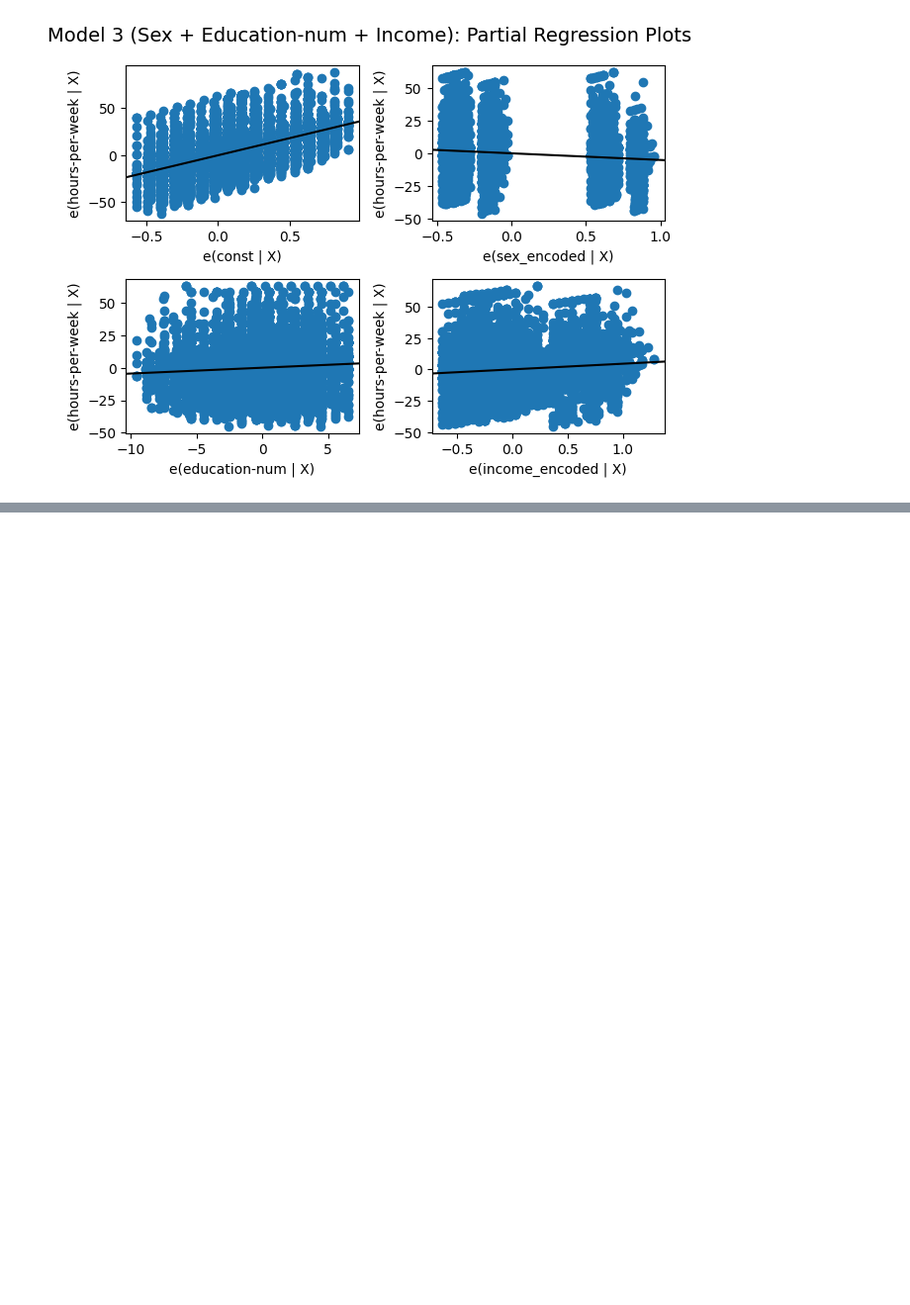
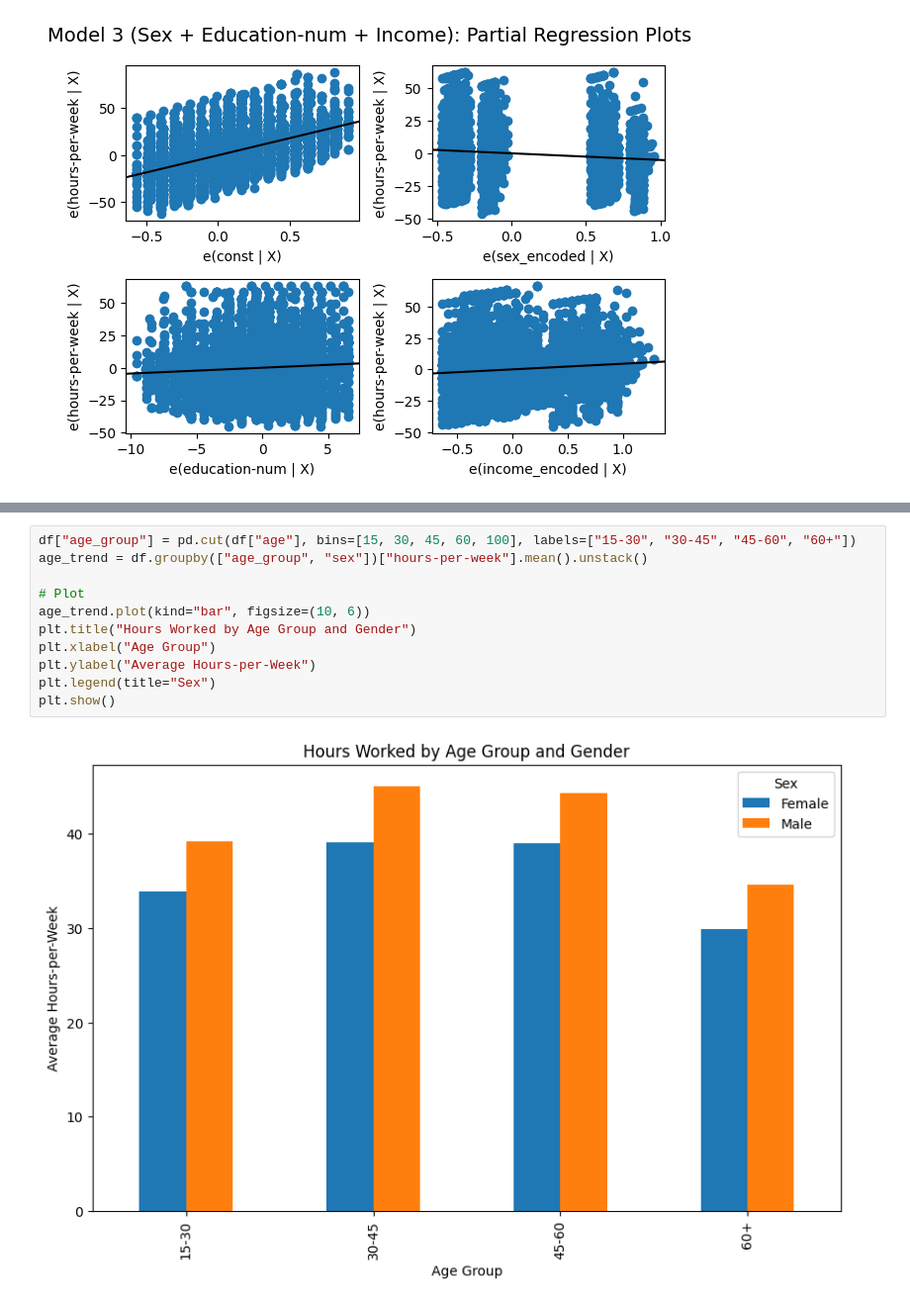
Before and after one commit to omar-bay/AAI614_Baayoun, a Jupyter notebook: week 4/project 1/Project_1-census_income.ipynb, the cells around one changed output, grey strips where cells are left out. Shown at 99% size. Cells and saved outputs as stored; diff of their text form; blank space fills up the shorter version.

```diff
--- a/week 4/project 1/Project_1-census_income.ipynb
+++ b/week 4/project 1/Project_1-census_income.ipynb
@@ -759,0 +803,13 @@ partial_regression_plots(X3, y, "Model 3 (Sex + Education-num + Income)")
+# %%
+df["age_group"] = pd.cut(df["age"], bins=[15, 30, 45, 60, 100], labels=["15-30", "30-45", "45-60", "60+"])
+age_trend = df.groupby(["age_group", "sex"])["hours-per-week"].mean().unstack()
+
+# Plot
+age_trend.plot(kind="bar", figsize=(10, 6))
+plt.title("Hours Worked by Age Group and Gender")
+plt.xlabel("Age Group")
+plt.ylabel("Average Hours-per-Week")
+plt.legend(title="Sex")
+plt.show()
+# %% [output]
+[figure, added]
```
Also changed, not shown: parts of 6 cells of this notebook.
